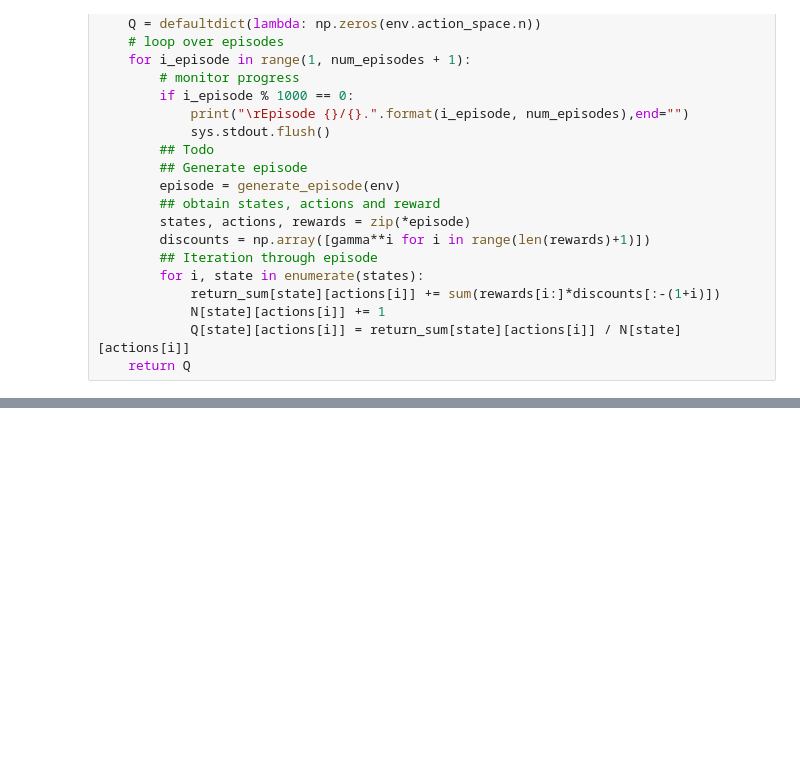
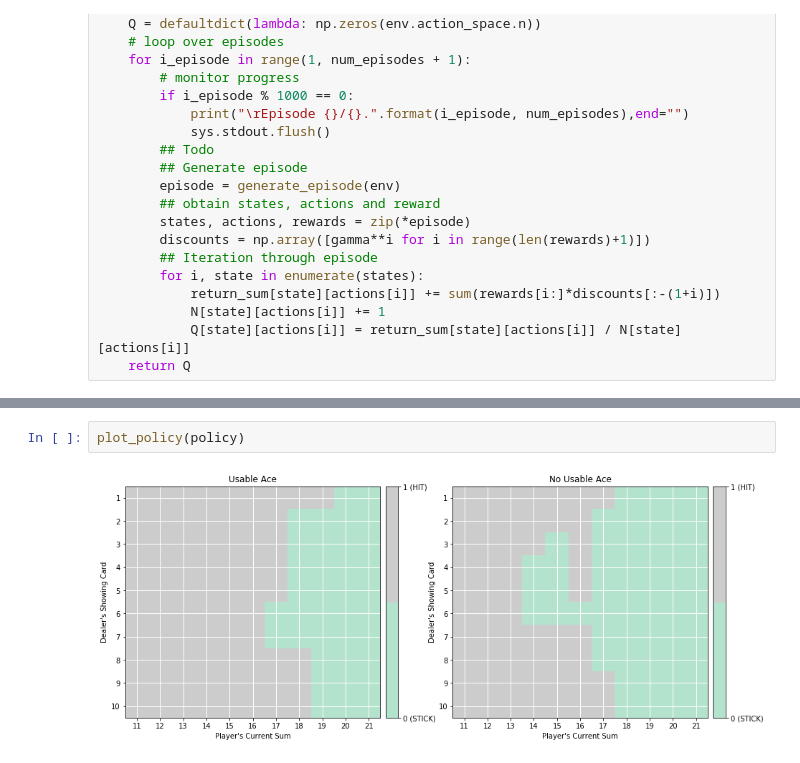
Before and after one commit to sanggusti/DeepLearningExercises, a Jupyter notebook: deep_reinforcement_learning/monte_carlo.ipynb, the cells around one changed output, grey strips where cells are left out. Saved outputs shown, nothing was run; the diff lists cells and outputs as text; blank space fills up the shorter version.

```diff
--- a/deep_reinforcement_learning/monte_carlo.ipynb
+++ b/deep_reinforcement_learning/monte_carlo.ipynb
@@ -131,0 +204,4 @@ Episode 500000/500000.
+# %%
+plot_policy(policy)
+# %% [output]
+[figure, added]
```
Also changed, not shown: parts of 8 cells of this notebook.
